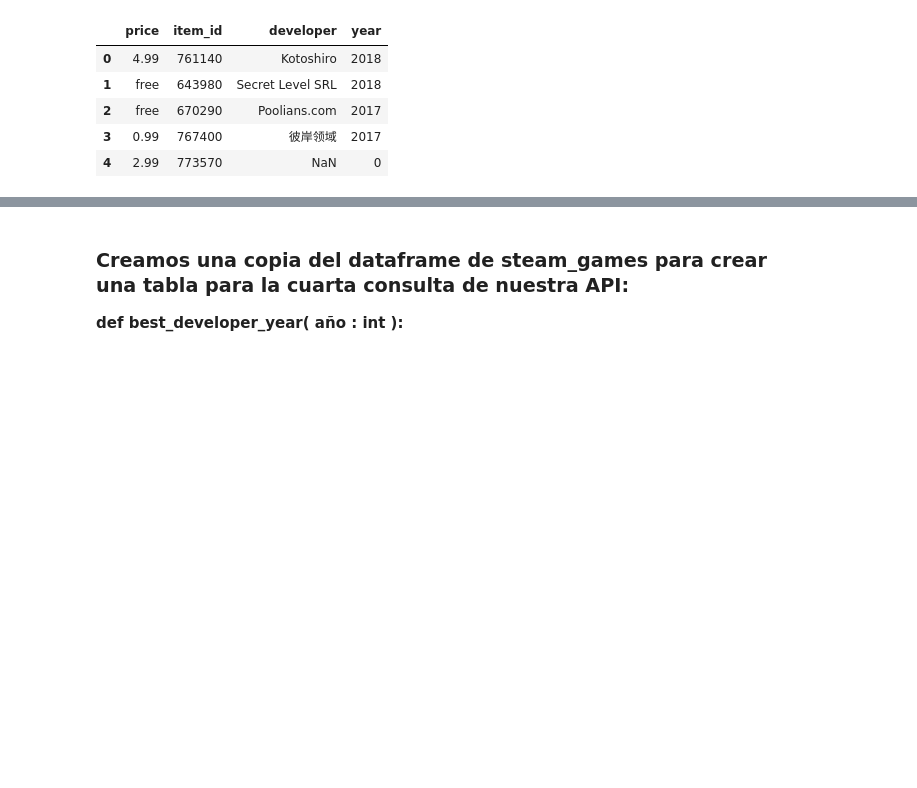
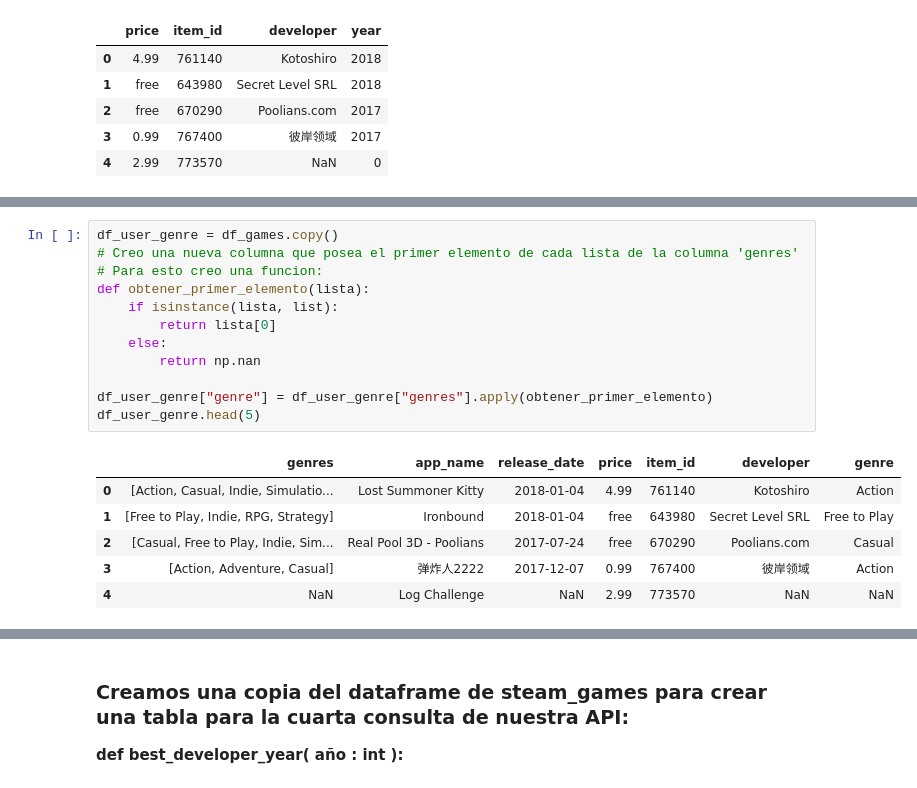
Before and after one commit to DanielHernandezZambrano/Sistema_de_Recomendacion_de_Juegos_Steam-, a Jupyter notebook: ETL_games.ipynb, the cells around one changed output, grey strips where cells are left out. Saved outputs shown, nothing was run; the diff lists cells and outputs as text; blank space fills up the shorter version.

```diff
--- a/ETL_games.ipynb
+++ b/ETL_games.ipynb
@@ -338,0 +343,19 @@ df_games_developer.head(5)
+# %%
+df_user_genre = df_games.copy()
+# Creo una nueva columna que posea el primer elemento de cada lista de la columna 'genres'
+# Para esto creo una funcion:
+def obtener_primer_elemento(lista):
+    if isinstance(lista, list):
+        return lista[0]
+    else:
+        return np.nan
+
+df_user_genre["genre"] = df_user_genre["genres"].apply(obtener_primer_elemento)
+df_user_genre.head(5)
+# %% [output]
+|  | genres | app_name | release_date | price | item_id | developer | genre |
+| 0 | [Action, Casual, Indie, Simulatio... | Lost Summoner Kitty | 2018-01-04 | 4.99 | 761140 | Kotoshiro | Action |
+| 1 | [Free to Play, Indie, RPG, Strategy] | Ironbound | 2018-01-04 | free | 643980 | Secret Level SRL | Free to Play |
+| 2 | [Casual, Free to Play, Indie, Sim... | Real Pool 3D - Poolians | 2017-07-24 | free | 670290 | Poolians.com | Casual |
+| 3 | [Action, Adventure, Casual] | 弹炸人2222 | 2017-12-07 | 0.99 | 767400 | 彼岸领域 | Action |
+| 4 | NaN | Log Challenge | NaN | 2.99 | 773570 | NaN | NaN |
```
Also changed, not shown: parts of 8 cells of this notebook, 4 other files.
